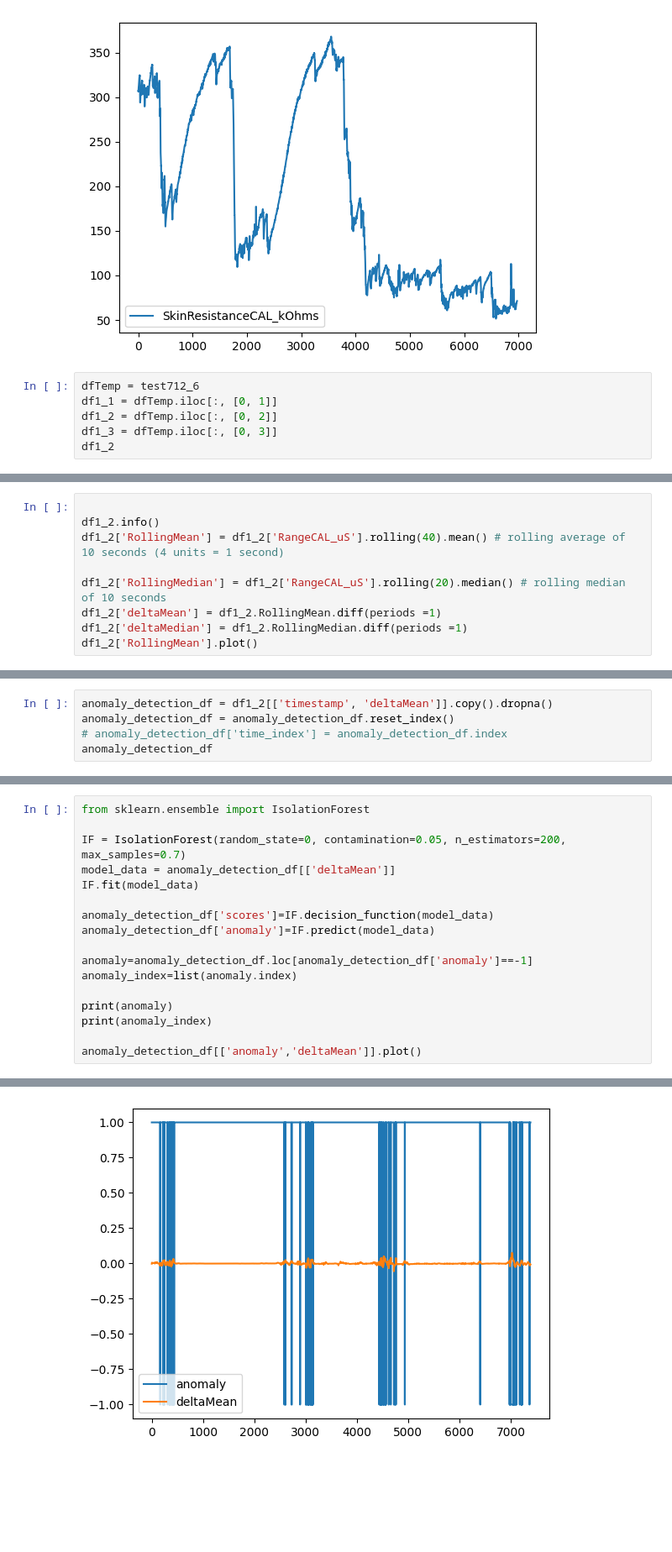
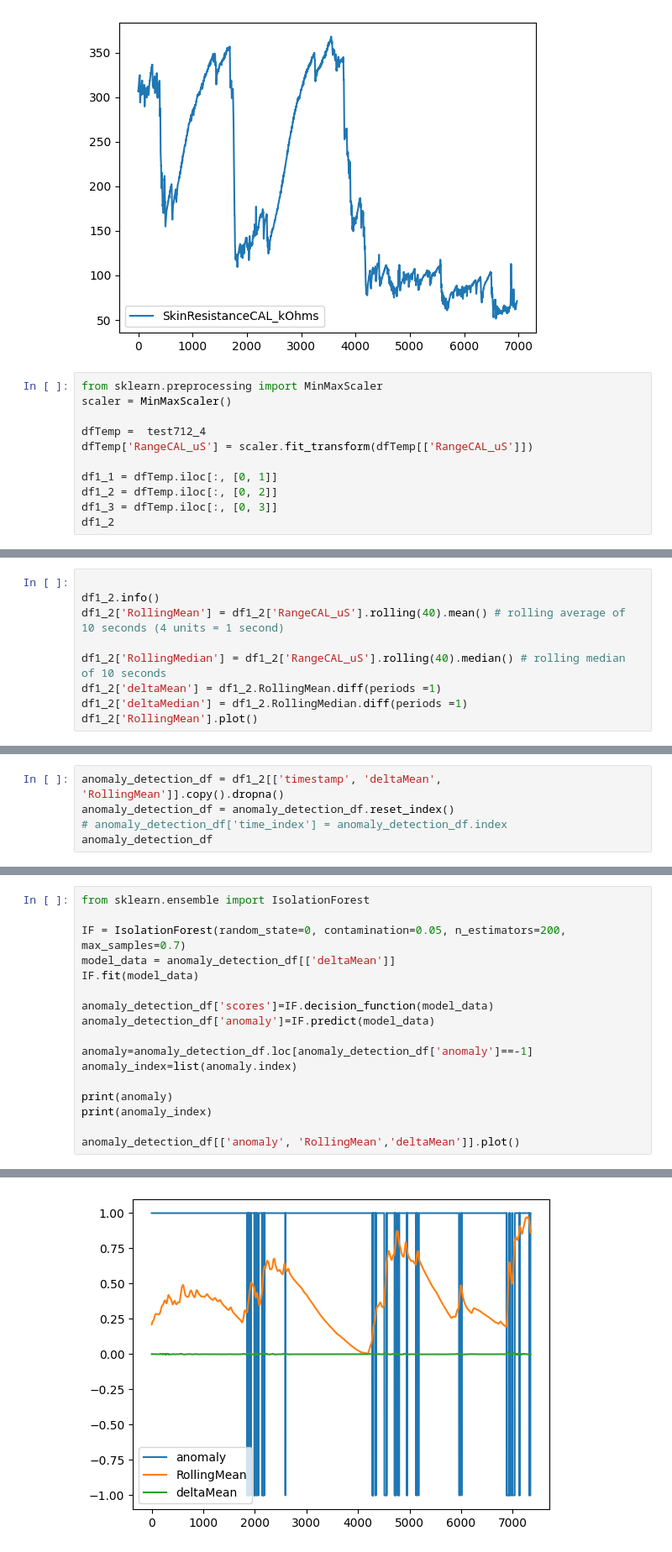
Before and after one commit to Inn0/STP1StressVisualisation, a Jupyter notebook: StressThreshold.ipynb, the cells around one changed output, grey strips where cells are left out. Shown at 84% size. Cells and saved outputs as stored; diff of their text form; blank space fills up the shorter version.

Commit message:
add scaler on input values for better detecting and visualisation

```diff
--- a/StressThreshold.ipynb
+++ b/StressThreshold.ipynb
@@ -122,7 +122,12 @@ plot_df(test712_8)
 [figure]
 [figure]
 # %%
-dfTemp = test712_6
+from sklearn.preprocessing import MinMaxScaler
+scaler = MinMaxScaler()
+
+dfTemp =  test712_4
+dfTemp['RangeCAL_uS'] = scaler.fit_transform(dfTemp[['RangeCAL_uS']])
+
 df1_1 = dfTemp.iloc[:, [0, 1]]
 df1_2 = dfTemp.iloc[:, [0, 2]]
 df1_3 = dfTemp.iloc[:, [0, 3]]
@@ -146,7 +151,7 @@ df1_2
 df1_2.info()
 df1_2['RollingMean'] = df1_2['RangeCAL_uS'].rolling(40).mean() # rolling average of 10 seconds (4 units = 1 second)
 
-df1_2['RollingMedian'] = df1_2['RangeCAL_uS'].rolling(20).median() # rolling median of 10 seconds
+df1_2['RollingMedian'] = df1_2['RangeCAL_uS'].rolling(40).median() # rolling median of 10 seconds
 df1_2['deltaMean'] = df1_2.RollingMean.diff(periods =1)
 df1_2['deltaMedian'] = df1_2.RollingMedian.diff(periods =1)
 df1_2['RollingMean'].plot()
@@ -170,5 +175,5 @@ See the caveats in the documentation: https://pandas.pydata.org/pandas-docs/stab
 # %%
-anomaly_detection_df = df1_2[['timestamp', 'deltaMean']].copy().dropna()
+anomaly_detection_df = df1_2[['timestamp', 'deltaMean', 'RollingMean']].copy().dropna()
 anomaly_detection_df = anomaly_detection_df.reset_index()
 # anomaly_detection_df['time_index'] = anomaly_detection_df.index
 anomaly_detection_df
@@ -202,5 +207,5 @@ anomaly_index=list(anomaly.index)
 print(anomaly)
 print(anomaly_index)
 
-anomaly_detection_df[['anomaly','deltaMean']].plot()
+anomaly_detection_df[['anomaly', 'RollingMean','deltaMean']].plot()
 # %% [output]
@@ -222,2 +229,2 @@ anomaly_detection_df[['anomaly','deltaMean']].plot()
 <AxesSubplot: >
-[figure, old version]
+[figure, new version]
```
Also changed, not shown: parts of 4 cells of this notebook.
